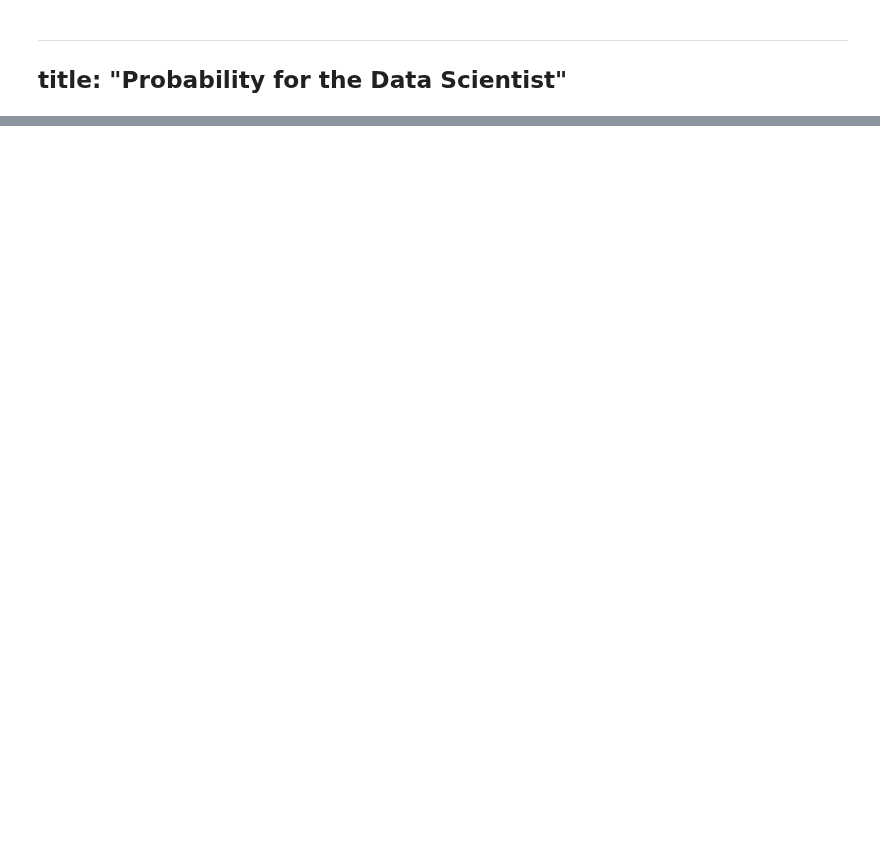
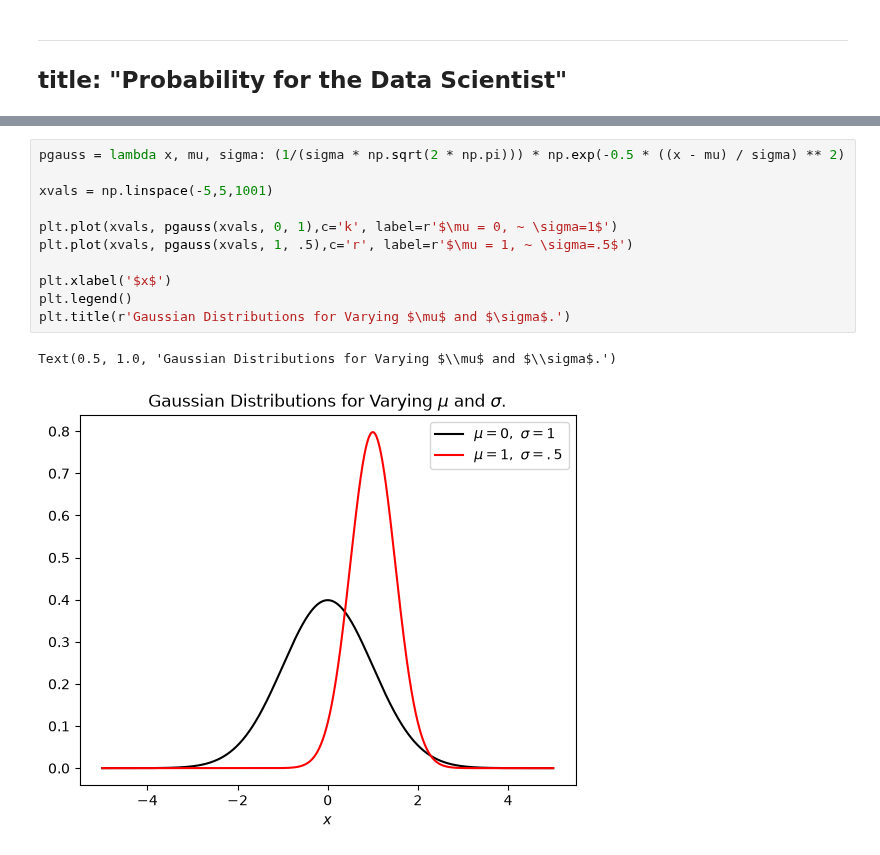
Before and after one commit to aadib2/Math_540_Fall_2026, a Jupyter notebook: Lecture_Notes_and_Code/Regression_and_Sparsity/Probability_for_the_Data_Scientist.ipynb, the cells around one changed output, grey strips where cells are left out. Saved outputs shown, nothing was run; the diff lists cells and outputs as text; blank space fills up the shorter version.

```diff
--- a/Lecture_Notes_and_Code/Regression_and_Sparsity/Probability_for_the_Data_Scientist.ipynb
+++ b/Lecture_Notes_and_Code/Regression_and_Sparsity/Probability_for_the_Data_Scientist.ipynb
@@ -43,3 +48,17 @@ Using $\mu$ and $\sigma$ as shorthand variables for the average and variance is
+# %%
+pgauss = lambda x, mu, sigma: (1/(sigma * np.sqrt(2 * np.pi))) * np.exp(-0.5 * ((x - mu) / sigma) ** 2)
+
+xvals = np.linspace(-5,5,1001)
+
+plt.plot(xvals, pgauss(xvals, 0, 1),c='k', label=r'$\mu = 0, ~ \sigma=1$')
+plt.plot(xvals, pgauss(xvals, 1, .5),c='r', label=r'$\mu = 1, ~ \sigma=.5$')
+
+plt.xlabel('$x$')
+plt.legend()
+plt.title(r'Gaussian Distributions for Varying $\mu$ and $\sigma$.')
+# %% [output]
+Text(0.5, 1.0, 'Gaussian Distributions for Varying $\\mu$ and $\\sigma$.')
+[figure, added]
 # %% [markdown]
 ## Continuous Random Variables in Two Dimensions
 
```
Also changed, not shown: parts of 3 cells of this notebook, 2 other files.
